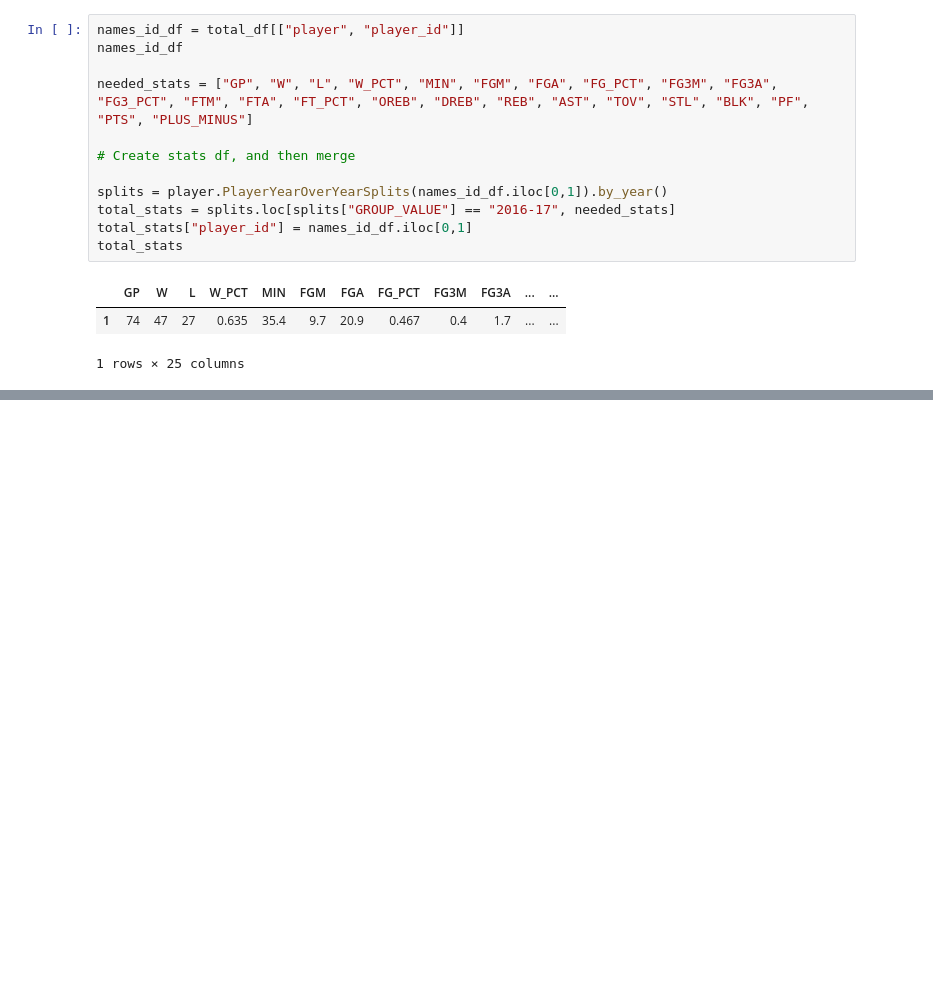
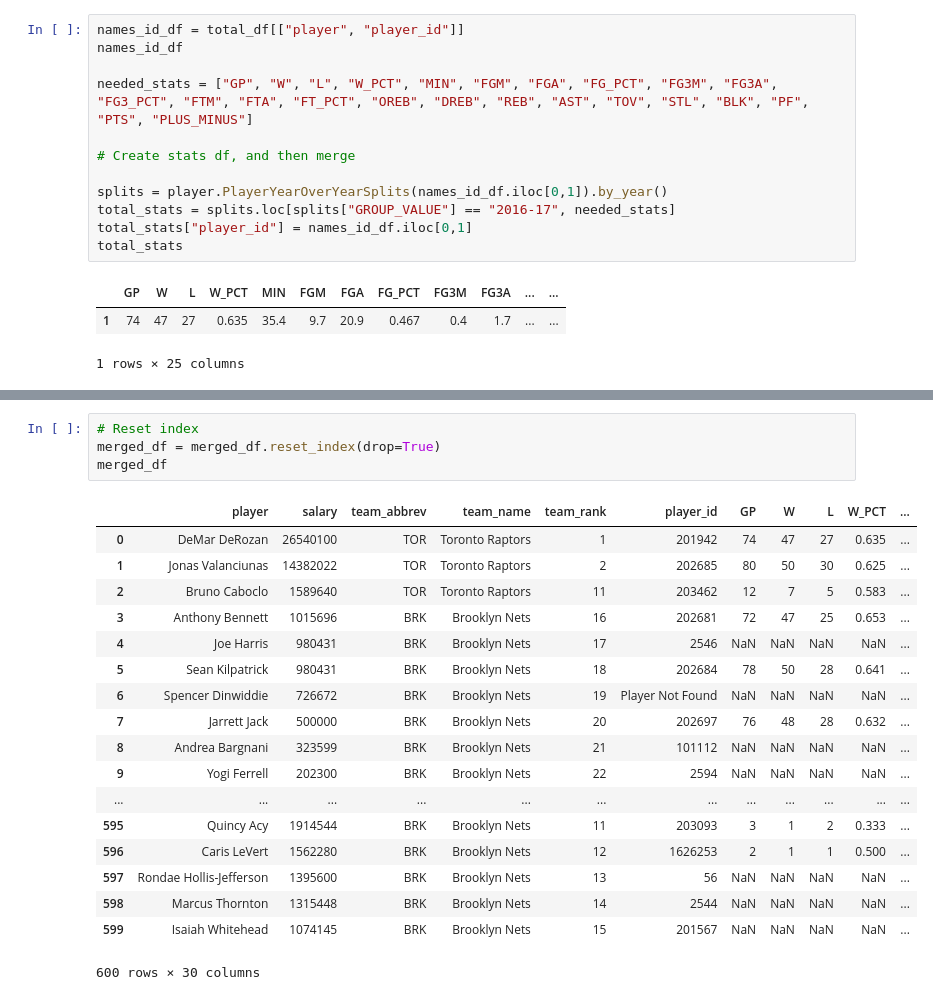
Before and after one commit to robinhchoi/sports-data-viz, a Jupyter notebook: nba-salaries/nba_analysis.ipynb, the cells around one changed output, grey strips where cells are left out. Cells and saved outputs as stored; diff of their text form; blank space fills up the shorter version.

```diff
--- a/nba-salaries/nba_analysis.ipynb
+++ b/nba-salaries/nba_analysis.ipynb
@@ -172,0 +220,23 @@ merged_df
+# %%
+# Reset index
+merged_df = merged_df.reset_index(drop=True)
+merged_df
+# %% [output]
+|  | player | salary | team_abbrev | team_name | team_rank | player_id | GP | W | L | W_PCT | ... |
+| 0 | DeMar DeRozan | 26540100 | TOR | Toronto Raptors | 1 | 201942 | 74 | 47 | 27 | 0.635 | ... |
+| 1 | Jonas Valanciunas | 14382022 | TOR | Toronto Raptors | 2 | 202685 | 80 | 50 | 30 | 0.625 | ... |
+| 2 | Bruno Caboclo | 1589640 | TOR | Toronto Raptors | 11 | 203462 | 12 | 7 | 5 | 0.583 | ... |
+| 3 | Anthony Bennett | 1015696 | BRK | Brooklyn Nets | 16 | 202681 | 72 | 47 | 25 | 0.653 | ... |
+| 4 | Joe Harris | 980431 | BRK | Brooklyn Nets | 17 | 2546 | NaN | NaN | NaN | NaN | ... |
+| 5 | Sean Kilpatrick | 980431 | BRK | Brooklyn Nets | 18 | 202684 | 78 | 50 | 28 | 0.641 | ... |
+| 6 | Spencer Dinwiddie | 726672 | BRK | Brooklyn Nets | 19 | Player Not Found | NaN | NaN | NaN | NaN | ... |
+| 7 | Jarrett Jack | 500000 | BRK | Brooklyn Nets | 20 | 202697 | 76 | 48 | 28 | 0.632 | ... |
+| 8 | Andrea Bargnani | 323599 | BRK | Brooklyn Nets | 21 | 101112 | NaN | NaN | NaN | NaN | ... |
+| 9 | Yogi Ferrell | 202300 | BRK | Brooklyn Nets | 22 | 2594 | NaN | NaN | NaN | NaN | ... |
+| ... | ... | ... | ... | ... | ... | ... | ... | ... | ... | ... | ... |
+| 595 | Quincy Acy | 1914544 | BRK | Brooklyn Nets | 11 | 203093 | 3 | 1 | 2 | 0.333 | ... |
+| 596 | Caris LeVert | 1562280 | BRK | Brooklyn Nets | 12 | 1626253 | 2 | 1 | 1 | 0.500 | ... |
+| 597 | Rondae Hollis-Jefferson | 1395600 | BRK | Brooklyn Nets | 13 | 56 | NaN | NaN | NaN | NaN | ... |
+| 598 | Marcus Thornton | 1315448 | BRK | Brooklyn Nets | 14 | 2544 | NaN | NaN | NaN | NaN | ... |
+| 599 | Isaiah Whitehead | 1074145 | BRK | Brooklyn Nets | 15 | 201567 | NaN | NaN | NaN | NaN | ... |
+600 rows × 30 columns
```
Also changed, not shown: parts of 3 cells of this notebook, 1 other file.
